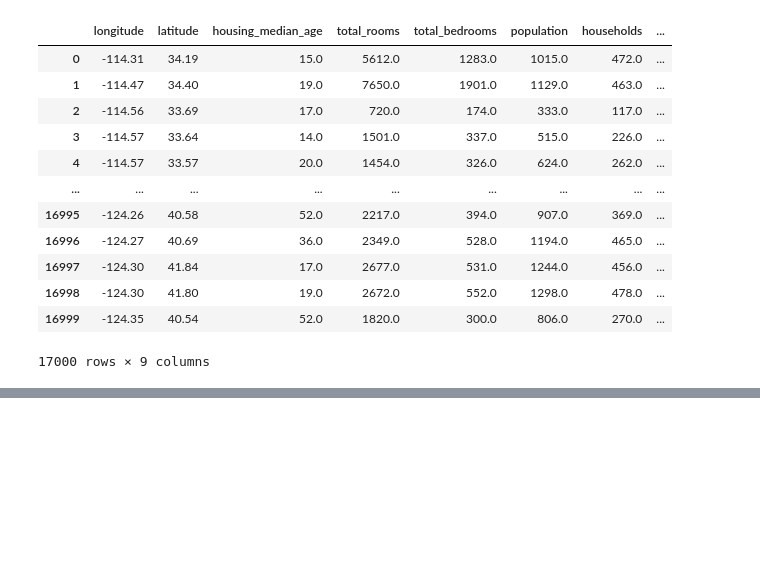
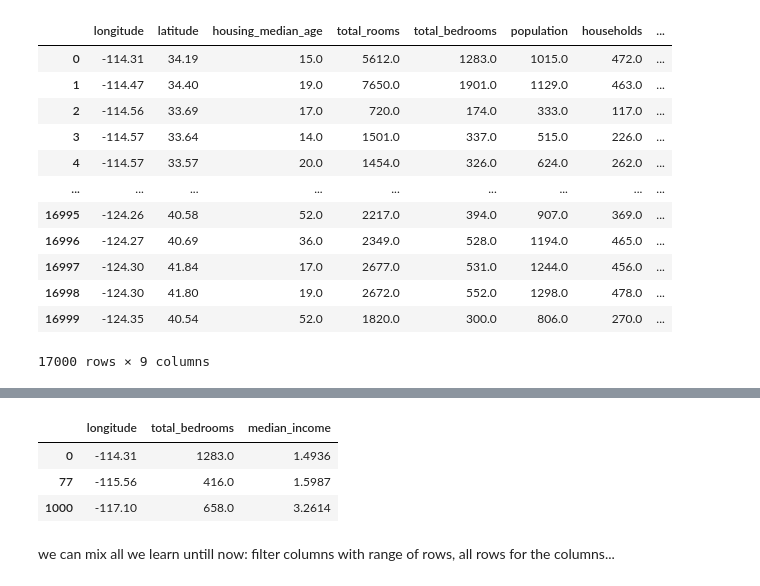
Before and after one commit to eduardagoulart/pandas_study, a Jupyter notebook: datas.ipynb, the cells around one changed output, grey strips where cells are left out. Cells and saved outputs as stored; diff of their text form; code cells hidden in the pictures; blank space fills up the shorter version.

```diff
--- a/datas.ipynb
+++ b/datas.ipynb
@@ -539,0 +564,12 @@ df.iloc[:, ::]
+# %%
+# to use loc, it'll work the same way, but now we pass the name of the columns
+# first list: rows we want access
+# second list: all the columns
+df.loc[[0, 77, 1000], ["longitude", "total_bedrooms", "median_income"]]
+# %% [output]
+|  | longitude | total_bedrooms | median_income |
+| 0 | -114.31 | 1283.0 | 1.4936 |
+| 77 | -115.56 | 416.0 | 1.5987 |
+| 1000 | -117.10 | 658.0 | 3.2614 |
+# %% [markdown]
+we can mix all we learn untill now: filter columns with range of rows, all rows for the columns...
```
Also changed, not shown: parts of 6 cells of this notebook.
